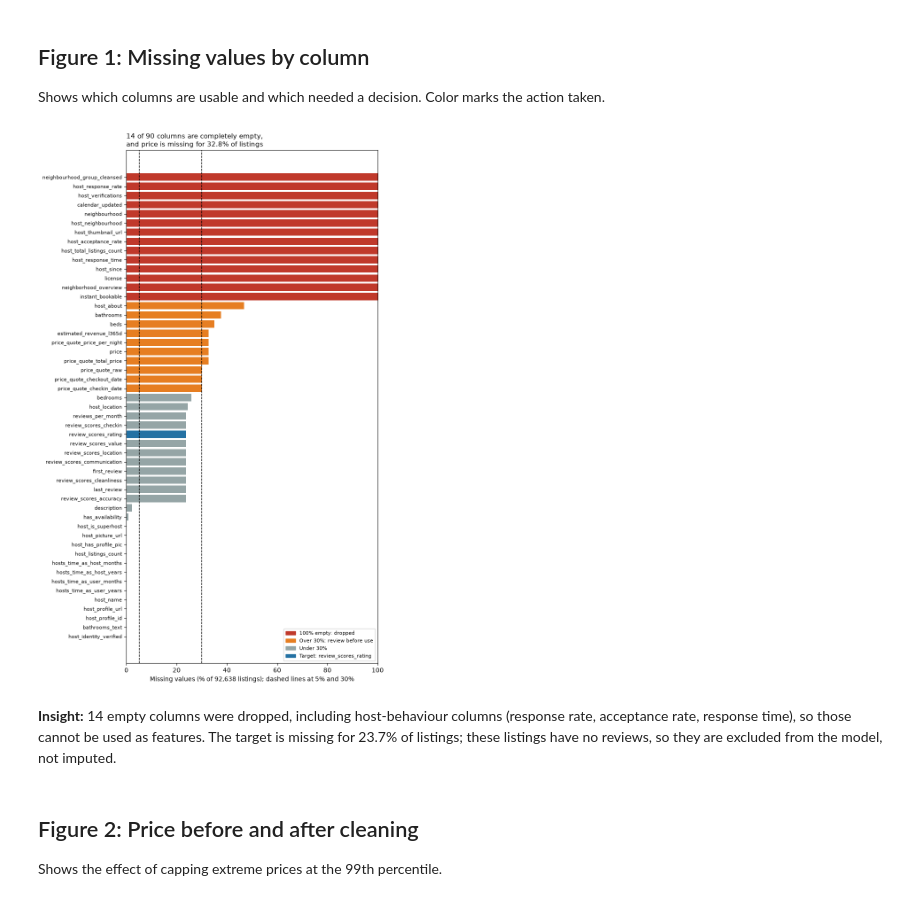
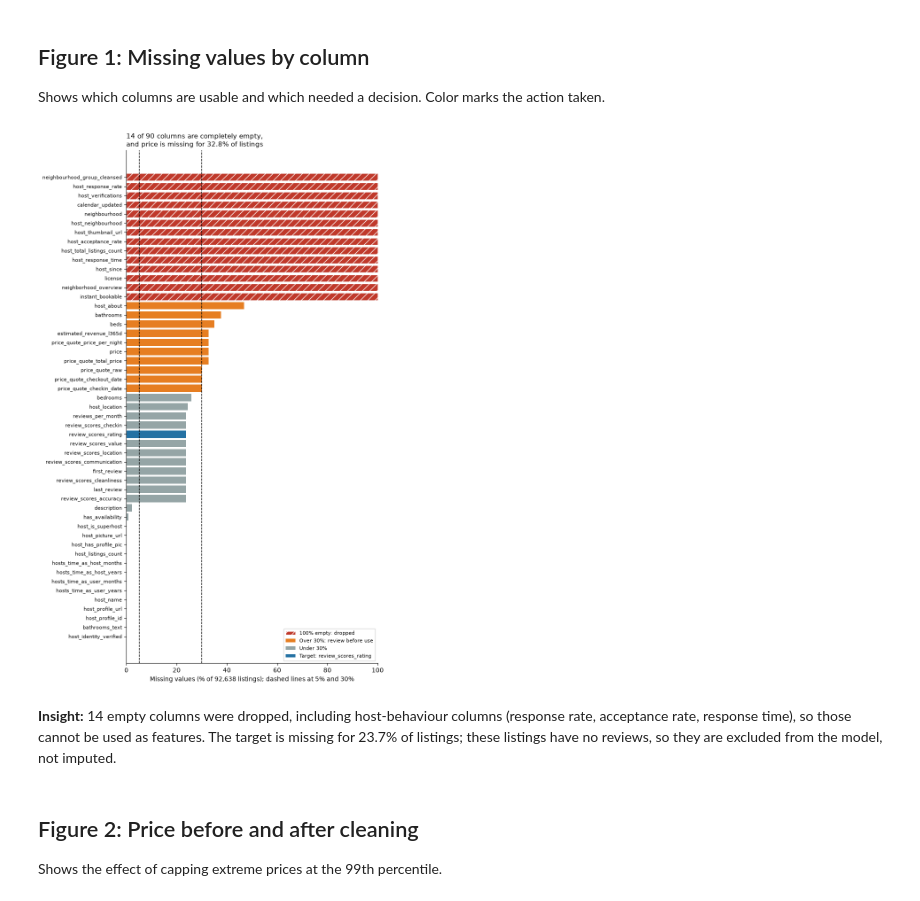
Before and after one commit to varunavy/data230-london-airbnb, a Jupyter notebook: notebooks/01_cleaning.ipynb, the cells around one changed output. Saved outputs shown, nothing was run; the diff lists cells and outputs as text; code cells hidden in the pictures.

Commit message:
Improve figures 1 to 4

```diff
--- a/notebooks/01_cleaning.ipynb
+++ b/notebooks/01_cleaning.ipynb
@@ -148,40 +148,46 @@ miss = audit.loc[audit["missing_pct"] > 0, "missing_pct"].sort_values()
 colors = []
 for col, v in miss.items():
     if col == "review_scores_rating":
         colors.append("#2471A3")
     elif v == 100:
         colors.append("#C0392B")
     elif v > 30:
         colors.append("#E67E22")
     else:
         colors.append("#95A5A6")
 
 fig, ax = plt.subplots(figsize=(8, 0.22 * len(miss) + 1.5))
-ax.barh(miss.index, miss.values, color=colors)
+bars = ax.barh(miss.index, miss.values, color=colors)
+for b, v in zip(bars, miss.values):
+    if v == 100:
+        b.set_hatch("//")
+        b.set_edgecolor("white")
 for x in (5, 30):
     ax.axvline(x, ls="--", lw=1, color="black")
 ax.set_xlim(0, 100)
 ax.set_xlabel("Missing values (% of 92,638 listings); dashed lines at 5% and 30%")
 ax.tick_params(axis="y", labelsize=8)
+for s in ["top", "right"]:
+    ax.spines[s].set_visible(False)
 ax.set_title(f"{(miss == 100).sum()} of {df.shape[1]} columns are completely empty,\n"
              f"and price is missing for {audit.loc['price', 'missing_pct']}% of listings",
              loc="left", fontsize=11)
-ax.legend(handles=[Patch(color="#C0392B", label="100% empty: dropped"),
-                   Patch(color="#E67E22", label="Over 30%: review before use"),
-                   Patch(color="#95A5A6", label="Under 30%"),
-                   Patch(color="#2471A3", label="Target: review_scores_rating")],
+ax.legend(handles=[Patch(facecolor="#C0392B", edgecolor="white", hatch="//", label="100% empty: dropped"),
+                   Patch(facecolor="#E67E22", label="Over 30%: review before use"),
+                   Patch(facecolor="#95A5A6", label="Under 30%"),
+                   Patch(facecolor="#2471A3", label="Target: review_scores_rating")],
           loc="lower right", fontsize=8)
 plt.tight_layout()
-plt.savefig("../figures/fig1_missing_values.png", dpi=200, bbox_inches="tight")
+plt.savefig("../figures/fig1_missing_values.png", dpi=500, bbox_inches="tight")
 plt.show()
 
 display(Markdown(
     f"**Insight:** {notes['empty_cols']} empty columns were dropped, including host-behaviour columns "
     f"(response rate, acceptance rate, response time), so those cannot be used as features. "
     f"The target is missing for {audit.loc['review_scores_rating', 'missing_pct']}% of listings; "
     f"these listings have no reviews, so they are excluded from the model, not imputed."))
 # %% [output]
-[figure, old version]
+[figure, new version]
 **Insight:** 14 empty columns were dropped, including host-behaviour columns (response rate, acceptance rate, response time), so those cannot be used as features. The target is missing for 23.7% of listings; these listings have no reviews, so they are excluded from the model, not imputed.
 # %% [markdown]
 ## Figure 2: Price before and after cleaning
```
Also changed, not shown: parts of 5 cells of this notebook, 4 other files.
